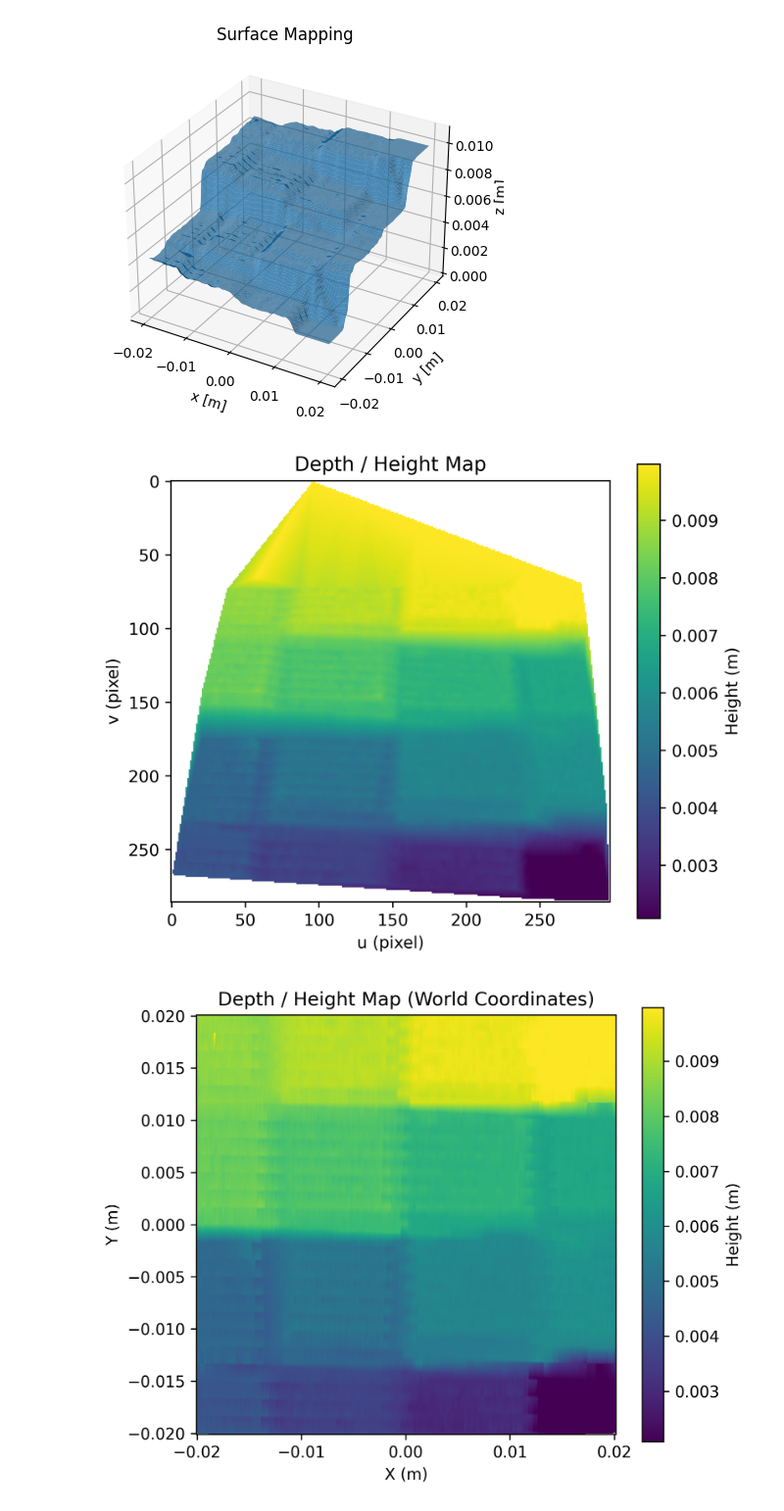
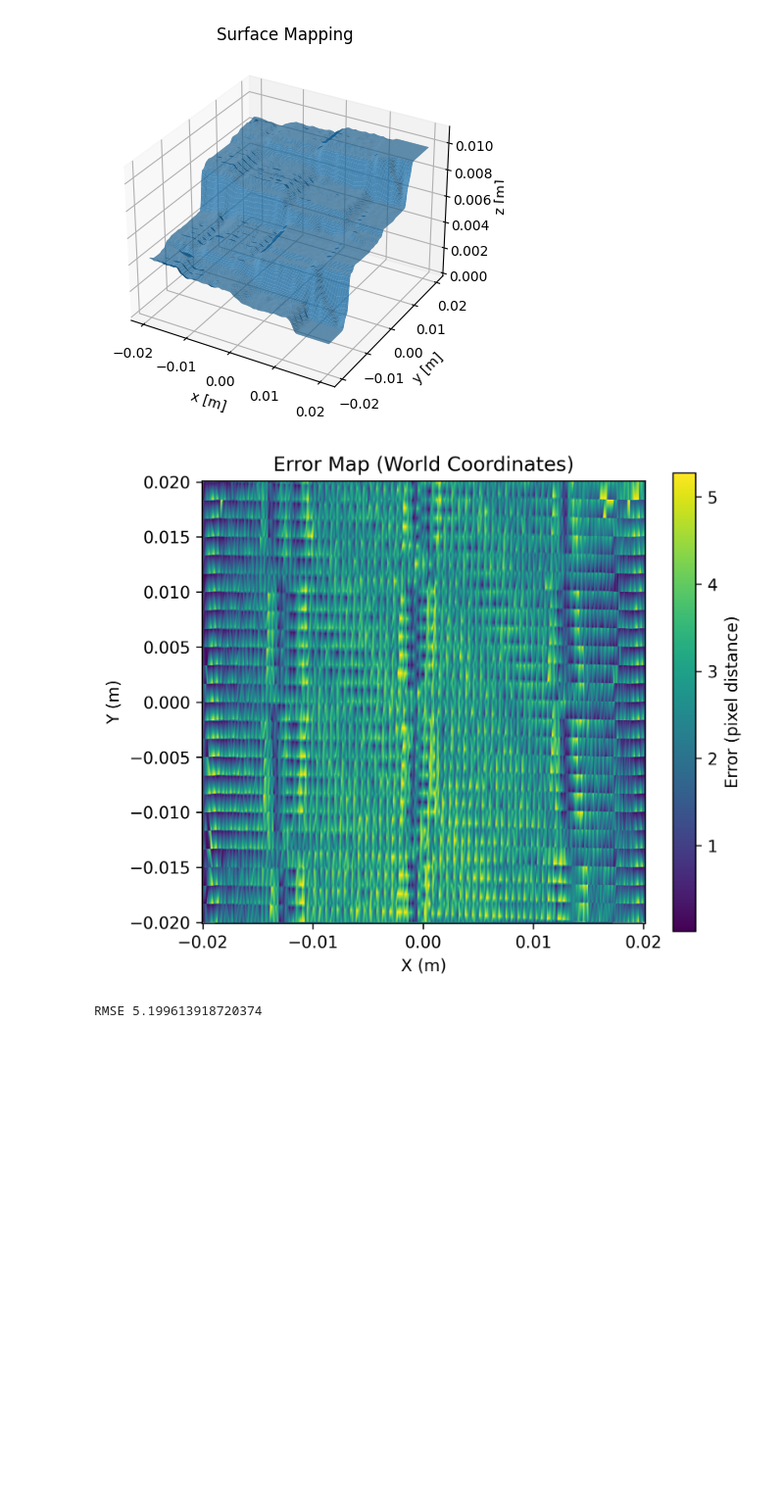
Before and after one commit to comet-lab/Laser-Stylus-MQP, a Jupyter notebook: surgical_system/py_src/image_developement/stack_test.ipynb, the cells around one changed output. Shown at 98% size. Drawn from its saved outputs; the diff is of its cells as text; code cells hidden in the pictures; blank space fills up the shorter version.

Commit message:
new optimization methods for depth estimation. Projection error mapping

```diff
--- a/surgical_system/py_src/image_developement/stack_test.ipynb
+++ b/surgical_system/py_src/image_developement/stack_test.ipynb
@@ -59,19 +58,19 @@ def calculate_stack(data_set):
         H_world_to_rgb[height] = np.linalg.inv(H_rgb_to_world[height])
         H_world_to_therm[height] = np.linalg.inv(H_therm_to_world[height])
 
-    return homography_stack(H_rw = DepthEstimation.create_dense_stack(H_rgb_to_world),
-                            H_tw = DepthEstimation.create_dense_stack(H_therm_to_world),
-                            H_rt = DepthEstimation.create_dense_stack(H_rgb_to_therm),
-                            H_wr = DepthEstimation.create_dense_stack(H_world_to_rgb),
-                            H_wt = DepthEstimation.create_dense_stack(H_world_to_therm))
+    dz = 0.0002
+    return homography_stack(H_rw = DepthEstimation.create_dense_stack(H_rgb_to_world, dz = dz),
+                            H_tw = DepthEstimation.create_dense_stack(H_therm_to_world, dz = dz),
+                            H_rt = DepthEstimation.create_dense_stack(H_rgb_to_therm, dz = dz),
+                            H_wr = DepthEstimation.create_dense_stack(H_world_to_rgb, dz = dz),
+                            H_wt = DepthEstimation.create_dense_stack(H_world_to_therm, dz = dz))
 
 
 def simulate_scan(h_stack: homography_stack, cmd_points, obs_points):
     z_best, err_best, uv_best, conf = DepthEstimation.estimate_depth_from_dense_stack(
             h_stack.H_rw,
             obs_uvs=obs_points,
-            cmd_XYs=cmd_points,
-            refine=False)
+            cmd_XYs=cmd_points)
 
     # pair z heights for each pixel
 
@@ -79,7 +78,7 @@ def simulate_scan(h_stack: homography_stack, cmd_points, obs_points):
     depth_map, meta = DepthEstimation.generate_depth_mapping(world_points, cell_size = 0.00015)
     depth_map = DepthEstimation.patch_depth(depth_map, smooth_sigma = 0.3, d_f = 10, sigmaColor = 0.2, sigmaSpace = 2)
     DepthEstimation.plot_depth_surface(depth_map, meta)
-    return depth_map, meta, z_best
+    return depth_map, meta, z_best, err_best
 
 directory = os.getcwd()
 path = os.path.join(directory, "Calibration Data\scan_points.npz")
@@ -87,7 +86,7 @@ scanned_points = np.load(path, allow_pickle=True)
 cmd_points, obs_points = scanned_points["cmd_points"], scanned_points["obs_pixels"]
 data_set = read_file()
 h_stack: homography_stack = calculate_stack(data_set)
-depthmap, meta, z = simulate_scan(h_stack, cmd_points, obs_points)
+depthmap, meta, z, err_best = simulate_scan(h_stack, cmd_points, obs_points)
 # %% [output]
 Loading Path:  c:\Users\thisi\Documents\MQP\Laser-Stylus-MQP\surgical_system\py_src\image_developement\Calibration Data\calibration_full\20260306\run_001\cali.pkl
 NaN ratio: 0.8239749209343616
@@ -127,7 +126,7 @@ def depth_in_native(resolution, obs_points, z):
     plt.ylabel("v (pixel)")
     plt.show()
 
-def disp_top_down_world(resolution, cmd_points, z):
+def disp_error_map(resolution, cmd_points, z):
 
     # resolution now means grid density, not pixels
     Ny, Nx = resolution
@@ -139,40 +138,49 @@ def disp_top_down_world(resolution, cmd_points, z):
     y_min, y_max = Y.min(), Y.max()
 
     # Create world grid
     grid_x, grid_y = np.meshgrid(
         np.linspace(x_min, x_max, Nx),
         np.linspace(y_min, y_max, Ny)
     )
 
+
+    err = z.copy()
+    valid = np.isfinite(err)
+    vmin = np.percentile(err[valid], 0)
+    vmax = np.percentile(err[valid], 99)
+    err = np.clip(err, vmin, vmax)
+
     Z = griddata(
         cmd_points,
-        z,
+        err,
         (grid_x, grid_y),
         method="linear"
     )
 
     plt.figure(figsize=(6,5), dpi=300)
 
     plt.imshow(
         Z,
         cmap="viridis",
         origin="lower",
         extent=[x_min, x_max, y_min, y_max]
     )
 
-    plt.colorbar(label="Height (m)")
+
+    plt.colorbar(label="Error (pixel distance)")
     plt.xlabel("X (m)")
     plt.ylabel("Y (m)")
-    plt.title("Depth / Height Map (World Coordinates)")
+    plt.title("Error Map (World Coordinates)")
     plt.show()
 
 resolution = (720, 1280)
-depth_in_native(resolution, obs_points, z)
+# depth_in_native(resolution, obs_points, err_best)
 resolution = (1280, 1280)
-disp_top_down_world(resolution, cmd_points, z)
+disp_error_map(resolution, cmd_points, err_best)
+print(f"RMSE {np.sqrt(np.mean(err_best**2))}")
 # %% [output]
-[figure, old version]
+[figure, new version]
-[figure, removed]
+RMSE 5.199613918720374
 # %%
 def world_to_camera(depthmap, meta, stack_H):
     """
```
Also changed, not shown: parts of 2 cells of this notebook, 2 other files.
